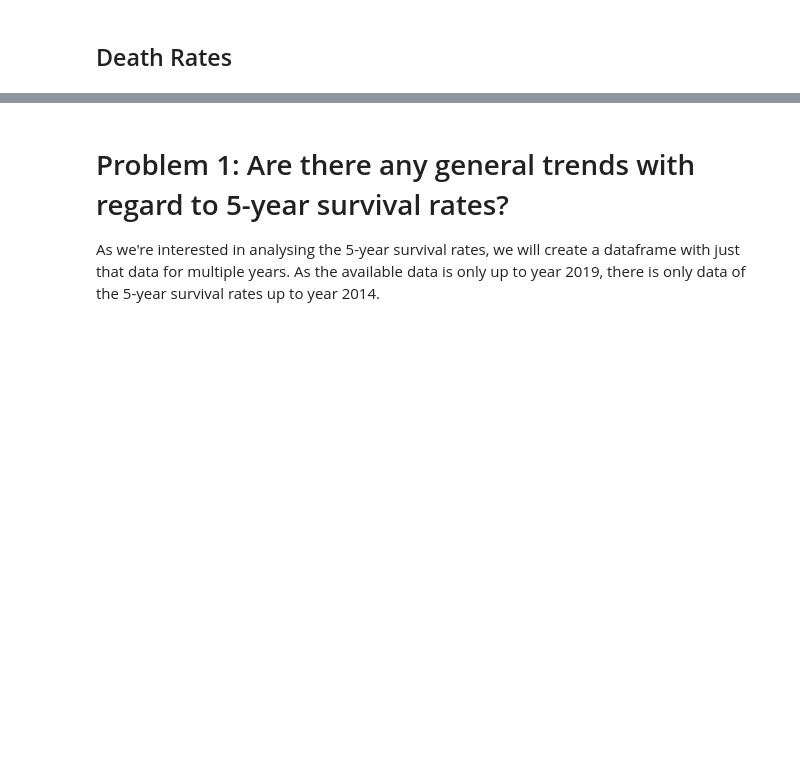
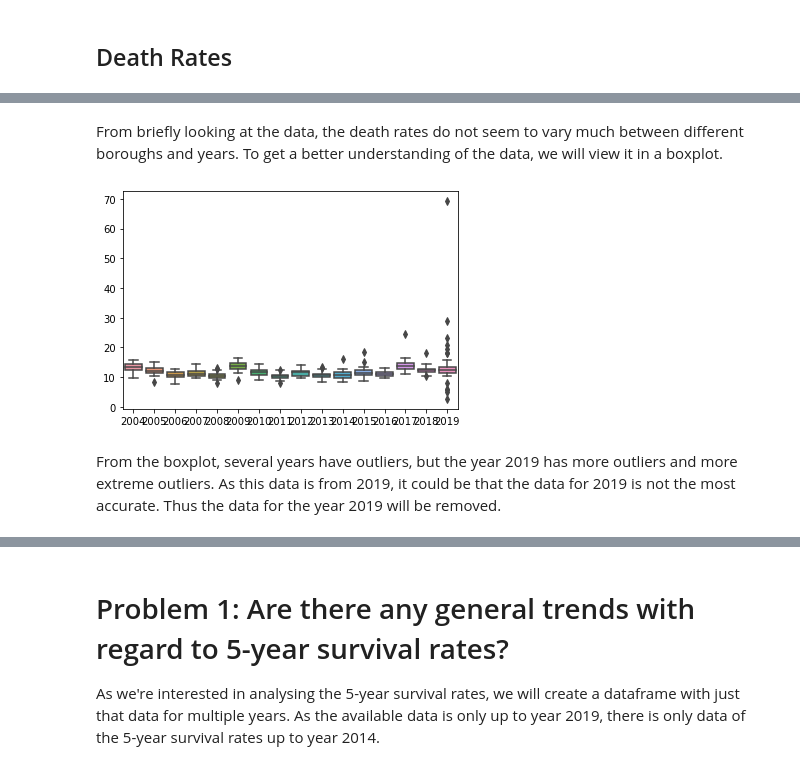
Before and after one commit to ucl-comp0035/coursework-1-zzoeys, a Jupyter notebook: data_exploration_notebook.ipynb, the cells around one changed output, grey strips where cells are left out. Cells and saved outputs as stored; diff of their text form; code cells hidden in the pictures; blank space fills up the shorter version.

Commit message:
Add exploration of outliers and deathrates

```diff
--- a/data_exploration_notebook.ipynb
+++ b/data_exploration_notebook.ipynb
@@ -98,0 +187,10 @@ In the future, individual line graphs will be created for the client to view eac
+# %% [markdown]
+From briefly looking at the data, the death rates do not seem to vary much between different boroughs and years. To get a better understanding of the data, we will view it in a boxplot.
+# %%
+remove_code_column(deathrates)
+
+sns.boxplot(data=deathrates).get_figure().savefig('charts/boxplot_deathrates.png')
+# %% [output]
+[figure, added]
+# %% [markdown]
+From the boxplot, several years have outliers, but the year 2019 has more outliers and more extreme outliers. As this data is from 2019, it could be that the data for 2019 is not the most accurate. Thus the data for the year 2019 will be removed.
```
Also changed, not shown: parts of 22 cells of this notebook.
